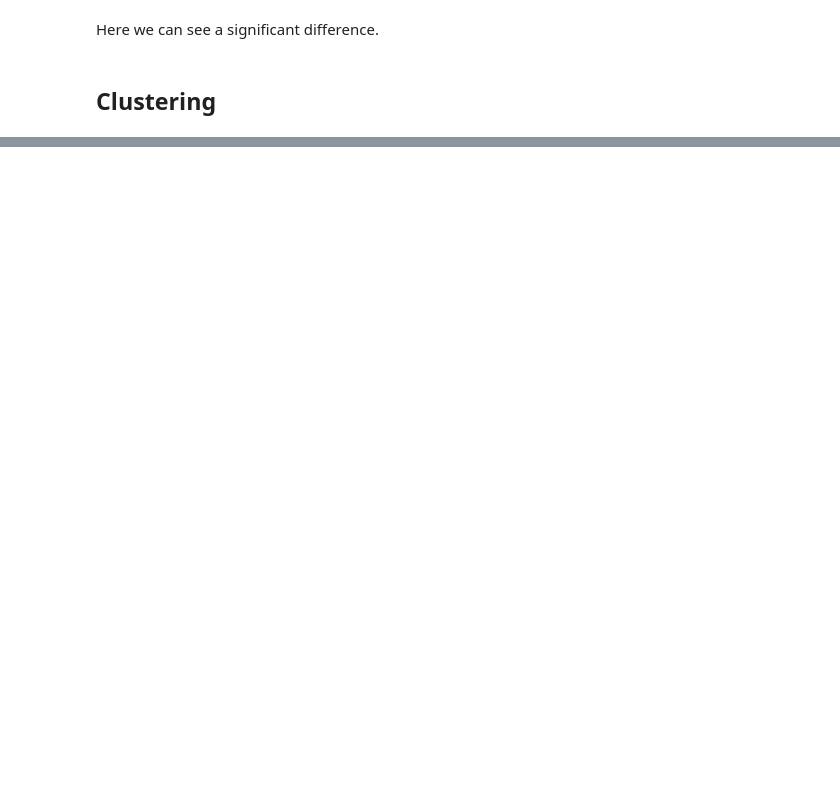
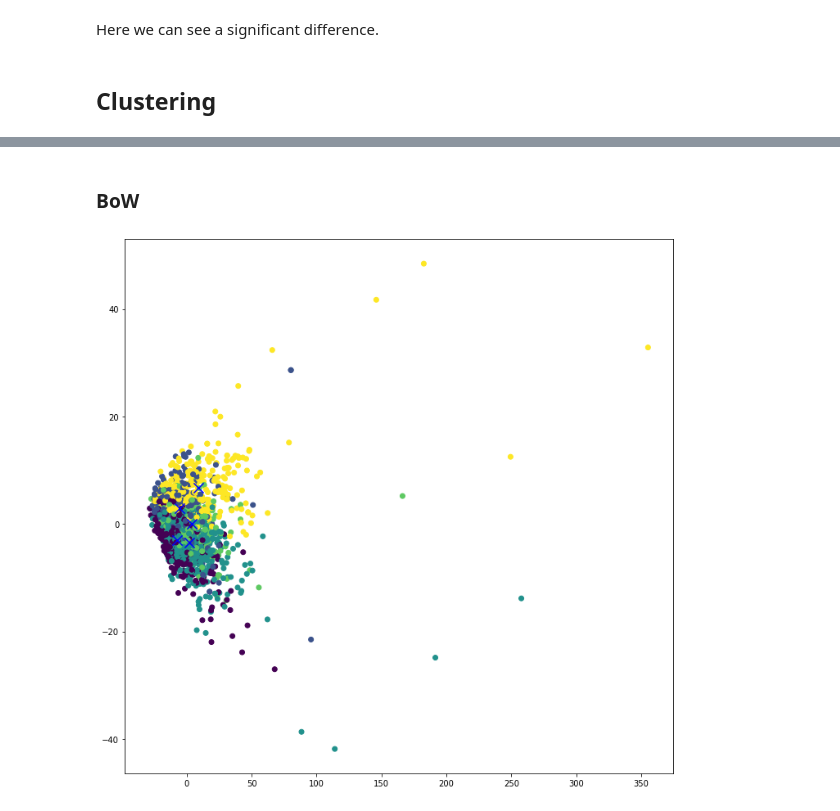
Before and after one commit to PanosEvange/DataMiningProj2_2020, a Jupyter notebook: sdi1500039.ipynb, the cells around one changed output, grey strips where cells are left out. Cells and saved outputs as stored; diff of their text form; code cells hidden in the pictures; blank space fills up the shorter version.

Commit message:
Added functions for Clustering(also repeats), BoW, TF-IDF, PCA

```diff
--- a/sdi1500039.ipynb
+++ b/sdi1500039.ipynb
@@ -853,30 +854,9 @@ Here we can see a significant difference.
 # demo from nltk.org about understanding kmeans with euklidean
 # https://www.nltk.org/_modules/nltk/cluster/kmeans.html#demo
 
-bowVectorizer = CountVectorizer(max_features=1000)
-
-trainX = bowVectorizer.fit_transform(trainDataSet['CONTENT'])
-testX = bowVectorizer.transform(testDataSet['CONTENT'])
-
-# convert trainX, testX into list of arrays
-vectorsTrainX = [np.array(f) for f in trainX.toarray()]
-vectorsTestX = [np.array(f) for f in testX.toarray()]
-
-# init cluster with trainX
-# maybe init with something smarter than none ? https://datascience.stackexchange.com/questions/5656/k-means-what-are-some-good-ways-to-choose-an-efficient-set-of-initial-centroids
-clusterer = KMeansClusterer(5, cosine_distance, initial_means=None)
-assigned_clusters = clusterer.cluster(vectorsTrainX, assign_clusters=True)
-
-from sklearn.decomposition import PCA
-
-# reduce the features to 2D
-random_state = 0
-pca = PCA(n_components=2, random_state=random_state)
-reduced_features = pca.fit_transform(trainX.toarray())
-
-# reduce the cluster centers to 2D
-reduced_cluster_centers = pca.transform(clusterer._means)
-
-plt.figure(figsize=(12, 12))
-plt.scatter(reduced_features[:,0], reduced_features[:,1], c=assigned_clusters)
-plt.scatter(reduced_cluster_centers[:, 0], reduced_cluster_centers[:,1], marker='x', s=150, c='b')
+def KmeansClustering(trainX, numberOfClusters, numberOfRepeats):
+    # init cluster with trainX
+    # maybe init with something smarter than none ? https://datascience.stackexchange.com/questions/5656/k-means-what-are-some-good-ways-to-choose-an-efficient-set-of-initial-centroids
+    clusterer = KMeansClusterer(numberOfClusters, cosine_distance, initial_means=None, repeats=numberOfRepeats)
+    assigned_clusters = clusterer.cluster(trainX, assign_clusters=True)
+    return clusterer, assigned_clusters
@@ -920,0 +878,16 @@ plt.scatter(reduced_cluster_centers[:, 0], reduced_cluster_centers[:,1], marker=
+# %% [markdown]
+### BoW
+# %%
+
+bowVectorizer = CountVectorizer(max_features=1000)
+
+trainX = bowVectorizer.fit_transform(trainDataSet['CONTENT'])
+testX = bowVectorizer.transform(testDataSet['CONTENT'])
+
+# convert trainX, testX into list of arrays
+vectorsTrainX = [np.array(f) for f in trainX.toarray()]
+vectorsTestX = [np.array(f) for f in testX.toarray()]
+labels, clusters = KmeansClustering(vectorsTrainX, 5, 20)
+principalComponentAnalysis(2, trainX, labels, clusters)
+# %% [output]
+[figure, added]
```
Also changed, not shown: parts of 20 cells of this notebook, 1 other file.
